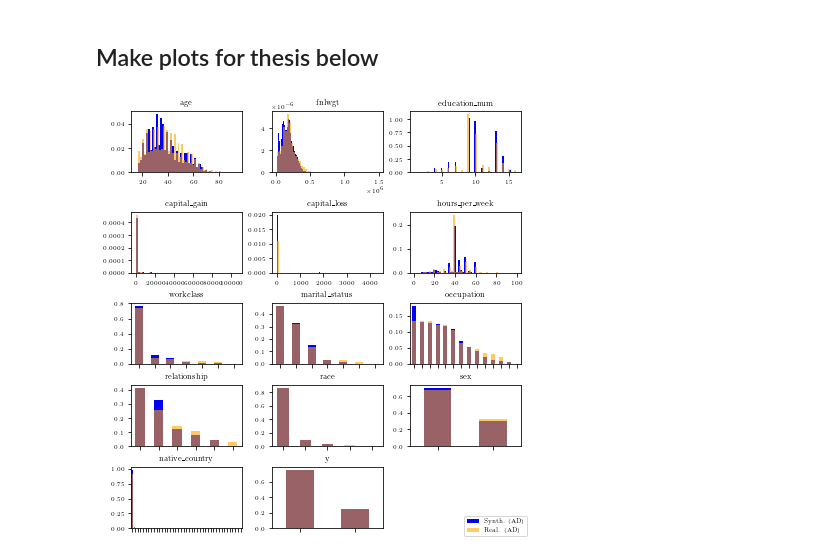
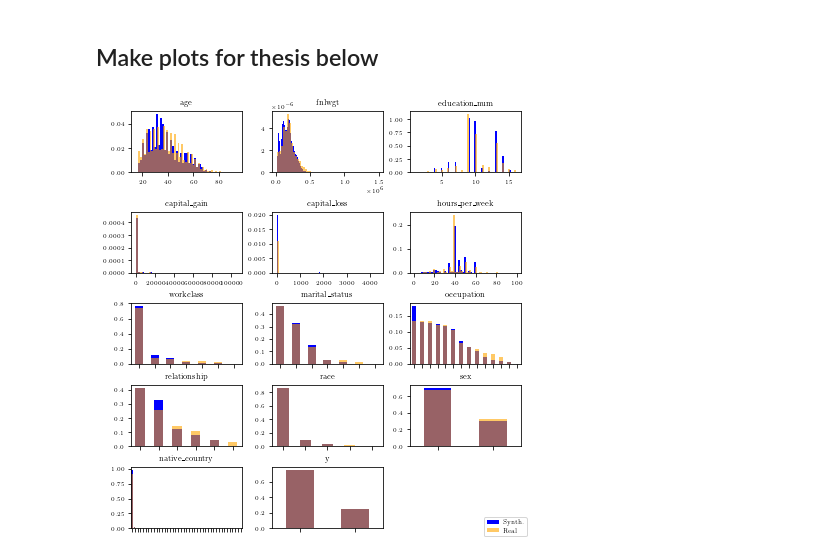
Before and after one commit to alexaoh/tabular-diffusion-for-counterfactuals, a Jupyter notebook: plotting/AD/plot_synthetic_data_tvae_AD.ipynb, the cells around one changed output. Drawn from its saved outputs; the diff is of its cells as text; code cells hidden in the pictures.

Commit message:
Made plots for Experiment 1 - Generating data for 3 datasets and models.

```diff
--- a/investigate_synthetic_data_tvae.ipynb
+++ b/plotting/AD/plot_synthetic_data_tvae_AD.ipynb
@@ -97,7 +89,7 @@ fig, axs = plt.subplots(2,2, figsize = (15,15))
 axs = axs.ravel()
 for idx, ax in enumerate(axs):
     ax.hist(synthetic_samples[numerical_features[idx]], density = True, color = "b", label = "Synth.", bins = 50)
-    ax.hist(adult_data[numerical_features[idx]], color = "orange", alpha = 0.6, density = True, label = "OG.", bins = 50)
+    ax.hist(real_data[numerical_features[idx]], color = "orange", alpha = 0.6, density = True, label = "OG.", bins = 50)
     ax.legend()
     ax.title.set_text(numerical_features[idx])
 plt.tight_layout()
@@ -108,7 +100,7 @@ fig, axs = plt.subplots(1,2, figsize = (15,10))
 axs = axs.ravel()
 for idx, ax in enumerate(axs, start = 4):
     ax.hist(synthetic_samples[numerical_features[idx]], density = True, color = "b", label = "Synth.", bins = 50)
-    ax.hist(adult_data[numerical_features[idx]], color = "orange", alpha = 0.6, density = True, label = "OG.", bins = 50)
+    ax.hist(real_data[numerical_features[idx]], color = "orange", alpha = 0.6, density = True, label = "OG.", bins = 50)
     ax.legend()
     ax.title.set_text(numerical_features[idx])
 plt.tight_layout()
@@ -149,7 +141,7 @@ fig, axs = plt.subplots(2,2, figsize = (15, 15))
 axs = axs.ravel()
 for idx, ax in enumerate(axs):
     (synthetic_samples[categorical_features[idx]].value_counts()/synthetic_samples.shape[0]).plot(kind='bar', ax = ax)
-    (adult_data[categorical_features[idx]].value_counts()/adult_data.shape[0]).plot(kind='bar', ax = ax, color = "orange", alpha = 0.6)
+    (real_data[categorical_features[idx]].value_counts()/real_data.shape[0]).plot(kind='bar', ax = ax, color = "orange", alpha = 0.6)
     ax.title.set_text(categorical_features[idx])
     ax.xaxis.set_ticklabels([])
 plt.tight_layout()
@@ -163,7 +155,7 @@ for idx, ax in enumerate(axs, start = 4):
     if idx > len(categorical_features)-1:
         break
     (synthetic_samples[categorical_features[idx]].value_counts()/synthetic_samples.shape[0]).plot(kind='bar', ax = ax)
-    (adult_data[categorical_features[idx]].value_counts()/adult_data.shape[0]).plot(kind='bar', ax = ax, color = "orange", alpha = 0.6)
+    (real_data[categorical_features[idx]].value_counts()/real_data.shape[0]).plot(kind='bar', ax = ax, color = "orange", alpha = 0.6)
     ax.title.set_text(categorical_features[idx])
     ax.xaxis.set_ticklabels([])
 plt.tight_layout()
@@ -295,30 +270,29 @@ Text(0.5, 1.0, 'Abs. Difference Correlation')
 # %% [markdown]
 ## Make plots for thesis below
 # %%
-plt.style.use("tex.mplstyle")
 fig, axes = plt.subplots(5,3, figsize = set_size(subplots = (5,3)))
 axs = axes.ravel()
 features = numerical_features + categorical_features
 for idx, ax in enumerate(axs):
     if idx > len(features)-1:
         break
     if idx in range(len(numerical_features)):
-        ax.hist(synthetic_samples[features[idx]], density = True, color = "b", label = "Synth. (AD)", bins = 50)
-        ax.hist(adult_data[features[idx]], color = "orange", alpha = 0.6, density = True, label = "Real. (AD)", bins = 50)
+        ax.hist(synthetic_samples[features[idx]], density = True, color = "b", label = "Synth.", bins = 50)
+        ax.hist(real_data[features[idx]], color = "orange", alpha = 0.6, density = True, label = "Real", bins = 50)
         #ax.legend()
         ax.title.set_text(features[idx])
     elif idx in range(len(numerical_features),len(numerical_features) + len(categorical_features)):
-        (synthetic_samples[features[idx]].value_counts(normalize = True)).plot(kind='bar', ax = ax, color = "b", label = "Real. (AD)")
-        (adult_data[features[idx]].value_counts(normalize = True)).plot(kind='bar', ax = ax, color = "orange", alpha = 0.6, label = "Synth. (AD)")
+        (synthetic_samples[features[idx]].value_counts(normalize = True)).plot(kind='bar', ax = ax, color = "b", label = "Synth.")
+        (real_data[features[idx]].value_counts(normalize = True)).plot(kind='bar', ax = ax, color = "orange", alpha = 0.6, label = "Real")
         ax.title.set_text(features[idx])
         ax.xaxis.set_ticklabels([])
         #ax.legend()
 
 handles, labels = axs[0].get_legend_handles_labels()
 fig.legend(handles, labels, loc = "lower right")
 axes[4,2].set_axis_off()
 #plt.tight_layout()
 
-#plt.savefig("plots/AD/TVAE_Qual_AD.pdf", format="pdf", bbox_inches = "tight")
+# plt.savefig("../../plots/AD/TVAE_Qual_AD.pdf", format="pdf", bbox_inches = "tight")
 # %% [output]
-[figure, old version]
+[figure, new version]
```
Also changed, not shown: parts of 6 cells of this notebook, 12 other files.
